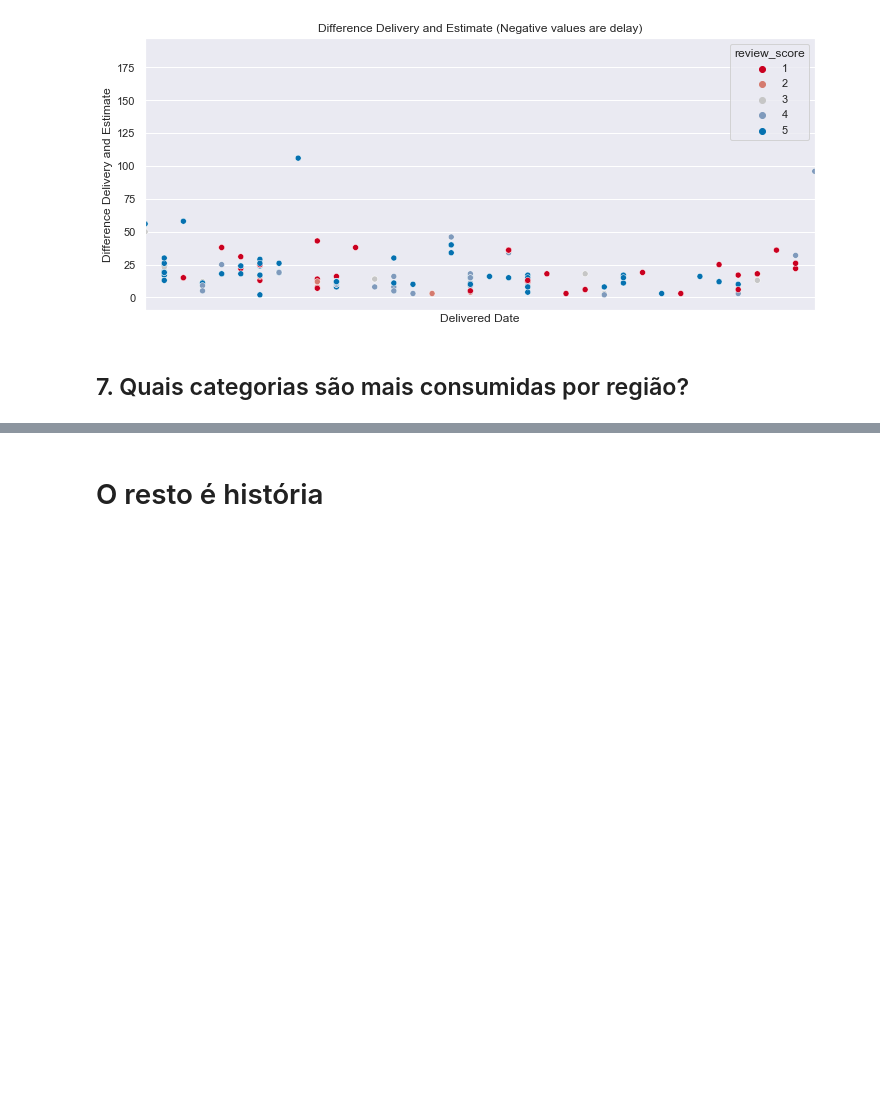
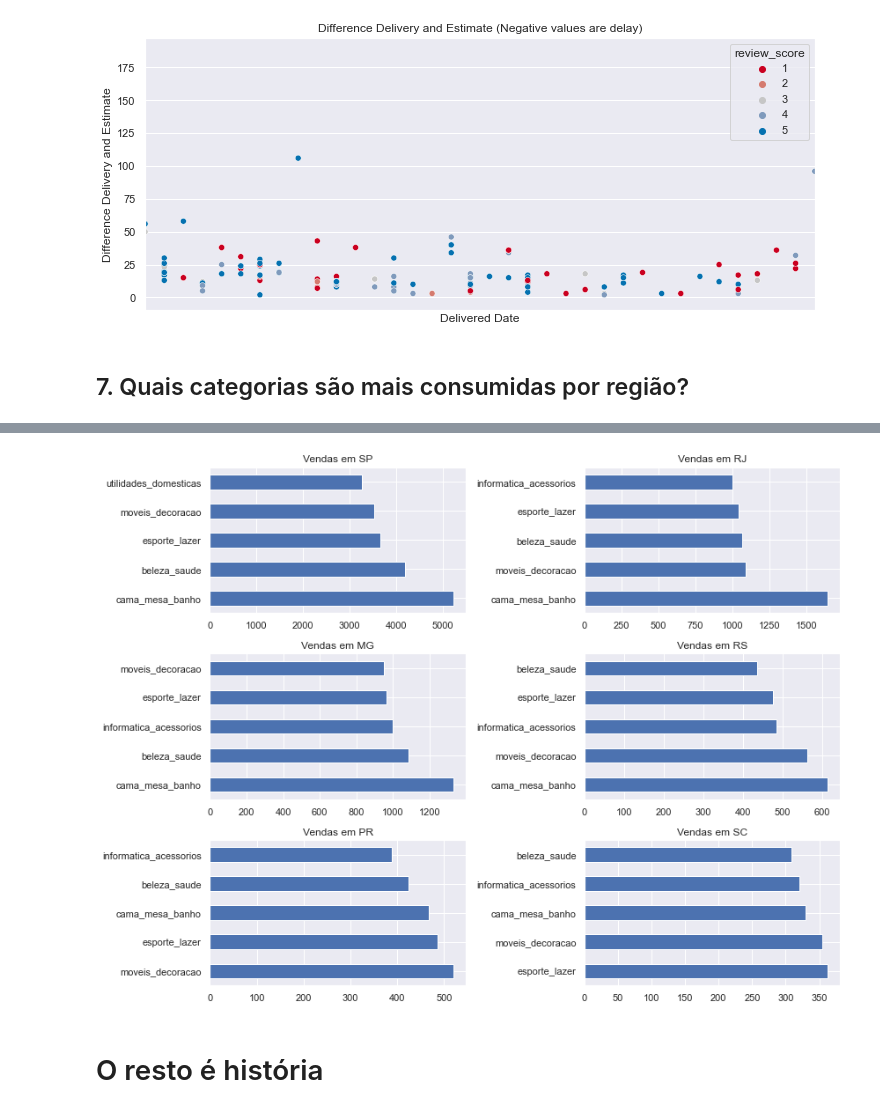
Before and after one commit to Herikc2/Brazilian-E-Commerce-Olist, a Jupyter notebook: docs/main.ipynb, the cells around one changed output, grey strips where cells are left out. Drawn from its saved outputs; the diff is of its cells as text; code cells hidden in the pictures; blank space fills up the shorter version.

Commit message:
Plot insight about products sales per region

```diff
--- a/docs/main.ipynb
+++ b/docs/main.ipynb
@@ -978,0 +1007,8 @@ resize_plot()
+# %%
+customerNotUniqueState = pd.merge(customerNotUniqueState, dtOrders, on = 'customer_id')
+# %%
+customerNotUniqueState = customerNotUniqueState[['customer_id', 'customer_state', 'order_id']]
+# %%
+customerNotUniqueState = pd.merge(customerNotUniqueState, dtOrderProducts , on = 'order_id')
+# %%
+customerNotUniqueStateFiltered = customerNotUniqueState[['customer_id', 'customer_state', 'order_id', 'product_category_name']]
@@ -979,2 +1038,21 @@ resize_plot()
+# %%
+states = ['SP', 'RJ', 'MG', 'RS', 'PR', 'SC']
+top_category = 5
+
+size = (12, 9)
+col_nums = 2
+row_nums = 3
+
+for i, state in enumerate(states, 1):
+    title = 'Vendas em ' + states[i - 1]
+
+    plt.subplot(row_nums, col_nums, i)
+    customerNotUniqueStateFiltered[customerNotUniqueStateFiltered['customer_state'] == states[i - 1]]['product_category_name'].\
+    value_counts().head(top_category).plot(kind = 'barh', figsize = size, title = title)
+
+plt.tight_layout()
+plt.show()
+# %% [output]
+[figure, added]
 # %% [markdown]
 # O resto é história
```
Also changed, not shown: parts of 7 cells of this notebook.
